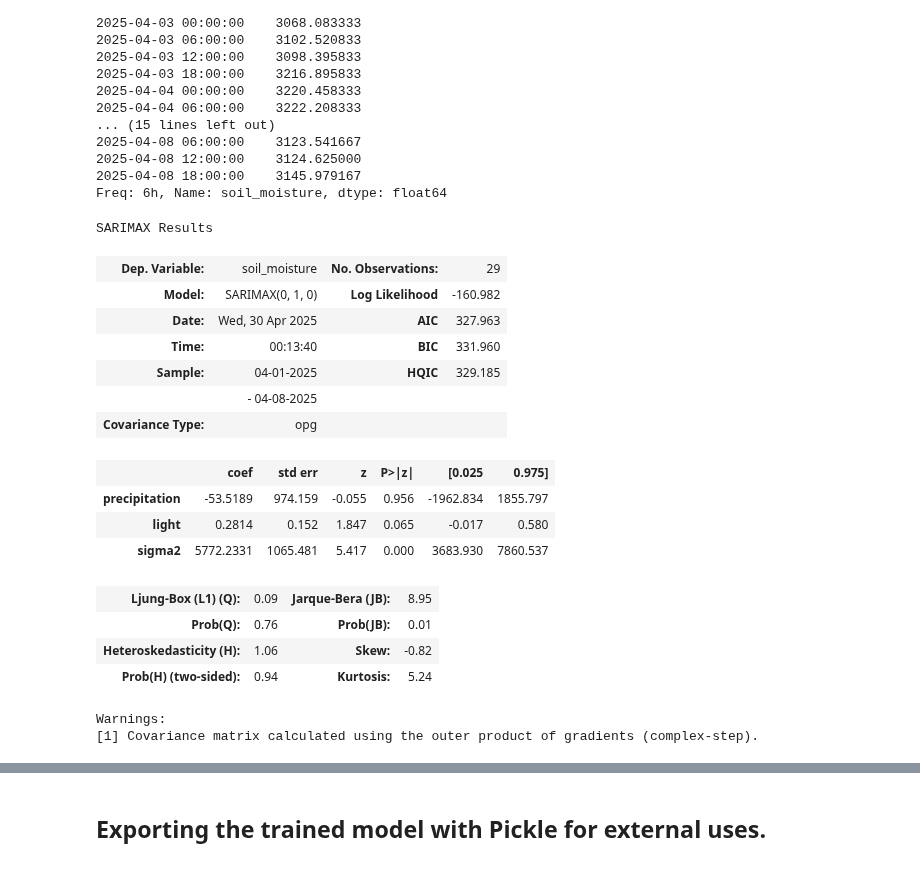
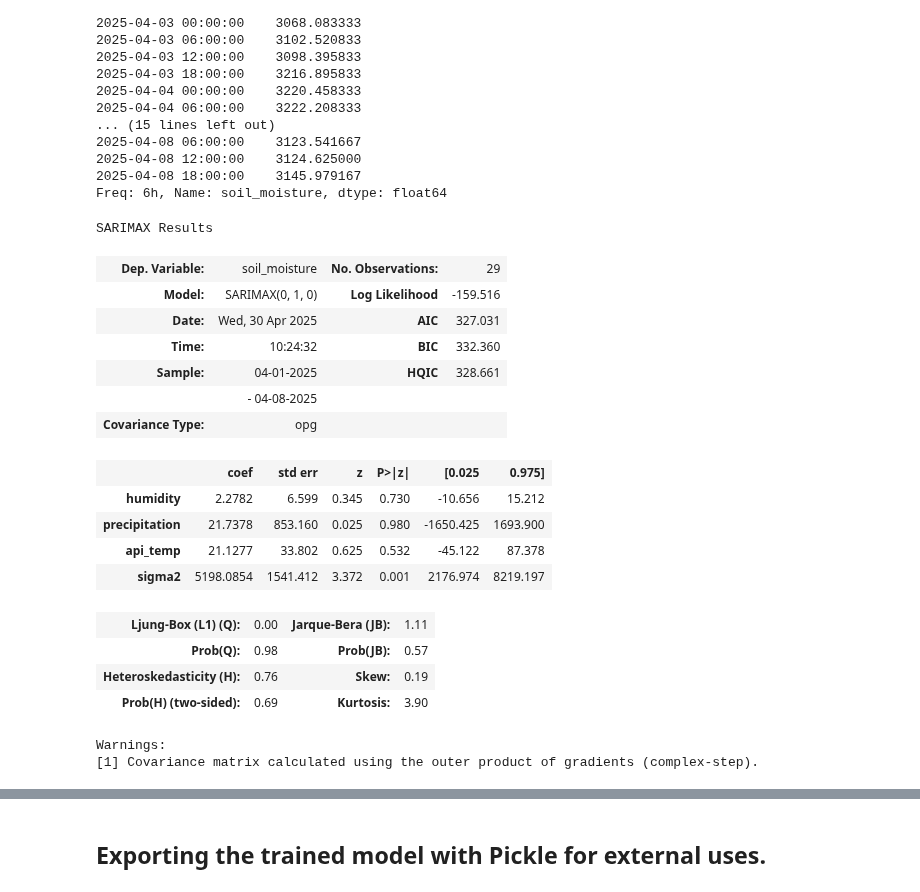
Before and after one commit to Jangsoodlor/smart-plant-pot-model, a Jupyter notebook: training/arimax.ipynb, the cells around one changed output, grey strips where cells are left out. Cells and saved outputs as stored; diff of their text form; code cells hidden in the pictures.

Commit message:
Added api_temp and humidity model, refactored arimax.ipynb

```diff
--- a/training/arimax.ipynb
+++ b/training/arimax.ipynb
@@ -235,0 +196,2 @@ Warnings:
+# %%
+exog_columns = ['humidity', 'precipitation', 'api_temp']
@@ -345,28 +294,29 @@ Freq: 6h, Name: soil_moisture, dtype: float64
 # %%
 model = SARIMAX(
     endog=train_data['soil_moisture'],
-    exog=train_data[['precipitation', 'light']],
+    exog=train_data[exog_columns],
     order=(0, 1, 0)
 )
 results = model.fit()
 results.summary()
 # %% [output]
 SARIMAX Results
 | Dep. Variable: | soil_moisture | No. Observations: | 29 |
-| Model: | SARIMAX(0, 1, 0) | Log Likelihood | -160.982 |
-| Date: | Wed, 30 Apr 2025 | AIC | 327.963 |
-| Time: | 00:13:40 | BIC | 331.960 |
-| Sample: | 04-01-2025 | HQIC | 329.185 |
+| Model: | SARIMAX(0, 1, 0) | Log Likelihood | -159.516 |
+| Date: | Wed, 30 Apr 2025 | AIC | 327.031 |
+| Time: | 10:24:32 | BIC | 332.360 |
+| Sample: | 04-01-2025 | HQIC | 328.661 |
 |  | - 04-08-2025 |  |  |
 | Covariance Type: | opg |  |  |
 |  | coef | std err | z | P>|z| | [0.025 | 0.975] |
-| precipitation | -53.5189 | 974.159 | -0.055 | 0.956 | -1962.834 | 1855.797 |
-| light | 0.2814 | 0.152 | 1.847 | 0.065 | -0.017 | 0.580 |
-| sigma2 | 5772.2331 | 1065.481 | 5.417 | 0.000 | 3683.930 | 7860.537 |
+| humidity | 2.2782 | 6.599 | 0.345 | 0.730 | -10.656 | 15.212 |
+| precipitation | 21.7378 | 853.160 | 0.025 | 0.980 | -1650.425 | 1693.900 |
+| api_temp | 21.1277 | 33.802 | 0.625 | 0.532 | -45.122 | 87.378 |
+| sigma2 | 5198.0854 | 1541.412 | 3.372 | 0.001 | 2176.974 | 8219.197 |
-| Ljung-Box (L1) (Q): | 0.09 | Jarque-Bera (JB): | 8.95 |
-| Prob(Q): | 0.76 | Prob(JB): | 0.01 |
-| Heteroskedasticity (H): | 1.06 | Skew: | -0.82 |
-| Prob(H) (two-sided): | 0.94 | Kurtosis: | 5.24 |
+| Ljung-Box (L1) (Q): | 0.00 | Jarque-Bera (JB): | 1.11 |
+| Prob(Q): | 0.98 | Prob(JB): | 0.57 |
+| Heteroskedasticity (H): | 0.76 | Skew: | 0.19 |
+| Prob(H) (two-sided): | 0.69 | Kurtosis: | 3.90 |
 Warnings:
 [1] Covariance matrix calculated using the outer product of gradients (complex-step).
 # %%
```
Also changed, not shown: parts of 7 cells of this notebook, 10 other files.
